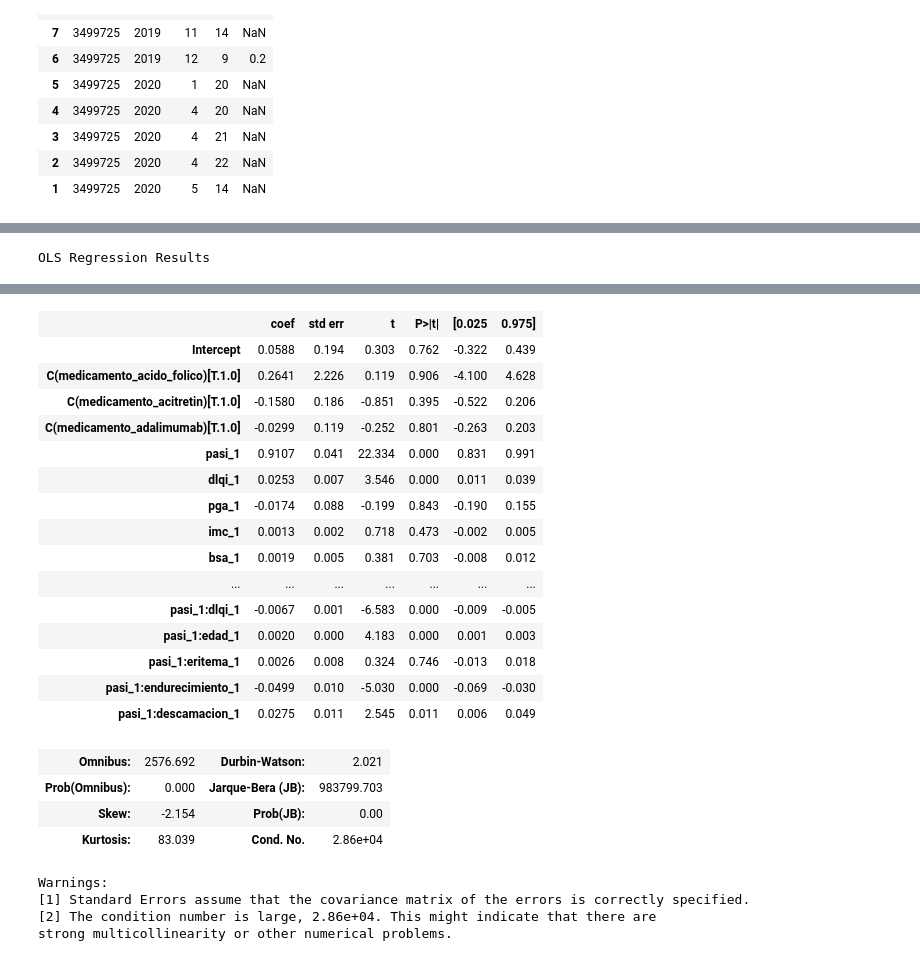
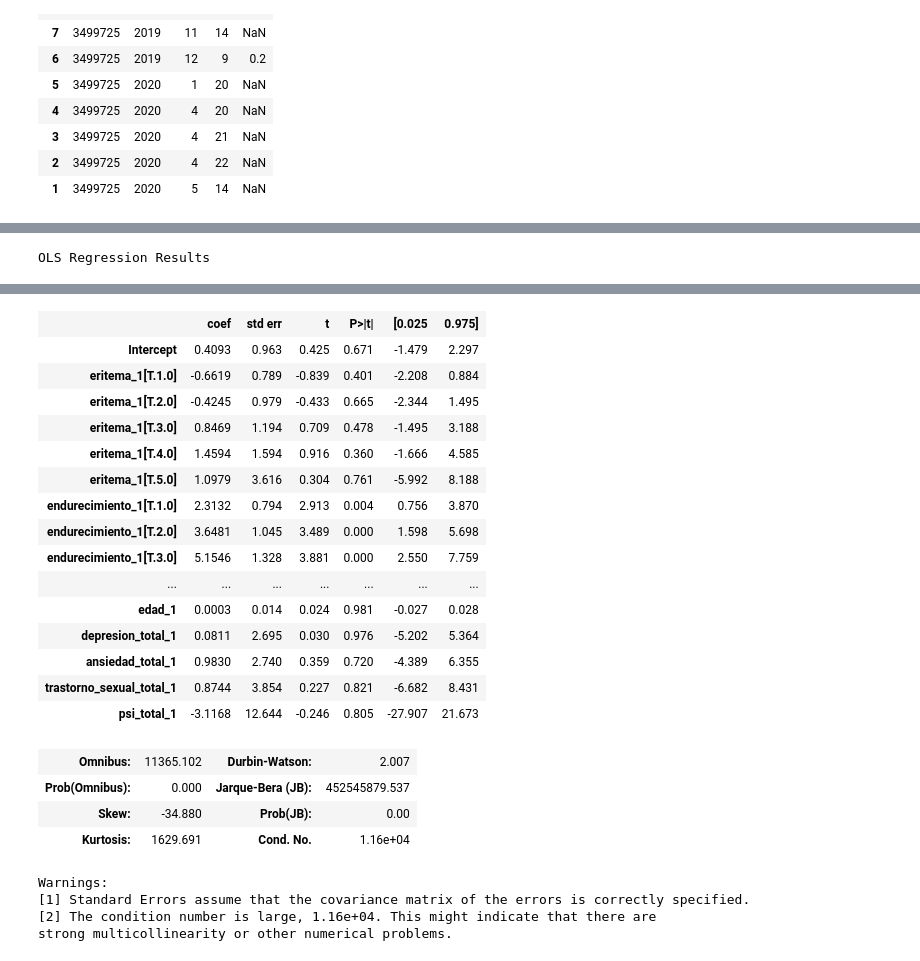
Before and after one commit to mavalderrama/helpharma, a Jupyter notebook: notebooks/analisis_JPDP.ipynb, the cells around one changed output, grey strips where cells are left out. Drawn from its saved outputs; the diff is of its cells as text; code cells hidden in the pictures.

```diff
--- a/notebooks/analisis_JPDP.ipynb
+++ b/notebooks/analisis_JPDP.ipynb
@@ -95,7 +109,7 @@ varsY = ["pasi"]
 # %% [markdown]
 df2 tiene solamente los datos de las columnas seleccionadas
 # %%
-sel = ["id","ano","mes","dia"]
+sel = ["id","ano","mes","dia","sexo_paciente"]
 for v in varsX:
     sel.append(v)
     print(v)
@@ -148,12 +162,20 @@ terapia sistemica de primera linea -> tratamiento activo
 - df4 tiene a df3_0 y df3_1 así como la estimación de cambio de pasi
 # %%
 df2.sort_values(by=["ano","mes","dia"],inplace = True)
+
 df3_0 = df2[df2["id"]==ids[0]].reset_index().fillna( method ='ffill')
+
 df3_1 = df3_0.shift(periods=1)
+
 for id in ids[1:]:
     df2_id = df2[df2["id"]==id].reset_index().fillna( method ='ffill')
-    df3_0 = df3_0.append(df2_id, ignore_index=True)
-    df3_1 = df3_1.append(df2_id.shift(periods=1), ignore_index=True)
+    df3_0 = pd.concat([df3_0, df2_id],
+                      axis=0, join='outer', ignore_index=False)
+    df3_1 = pd.concat([df3_1, df2_id.shift(periods=1)],
+                      axis=0, join='outer', ignore_index=False)
+
+    #df3_0 = df3_0.append(df2_id, ignore_index=True)
+    #df3_1 = df3_1.append(df2_id.shift(periods=1), ignore_index=True)
 df3_0.drop('index', axis=1, inplace=True)
 df3_1.drop('index', axis=1, inplace=True)
 
@@ -162,8 +184,6 @@ for c in cols:
 df3_1.columns
 df3_1.drop('id_1', axis=1, inplace=True)
 df3_1.drop('sexo_paciente_1', axis=1, inplace=True)
-df4 = pd.concat([df3_0, df3_1], axis=1)
-df4["dpasi"] = df4["pasi"]-df4["pasi_1"]
 # %% [output]
 A value is trying to be set on a copy of a slice from a DataFrame
 
@@ -181,0 +204,9 @@ sns.clustermap(df4[["dpasi","pasi","dlqi","pga","imc","bsa","edad","eritema","en
+# %%
+df4 = pd.concat([df3_0, df3_1], axis=1)
+
+df4["fecha_dec"] =   df4["ano"]   + (1/12)*df4["mes"]   + (1/365)*df4["dia"]
+df4["fecha_dec_1"] = df4["ano_1"] + (1/12)*df4["mes_1"] + (1/365)*df4["dia_1"]
+df4["meses_desde_consulta"] = 12*(df4["fecha_dec"] - df4["fecha_dec_1"])
+
+df4["dpasi"] = df4["pasi"] - df4["pasi_1"]
+df4["dpasi_mes"] = df4["dpasi"] / df4["meses_desde_consulta"]
@@ -243,12 +378,14 @@ Name: dpasi, dtype: float64
 # %%
-dpasi_f0 = ('pasi ~ pasi_1 + dlqi_1 + pga_1 + imc_1 + bsa_1 + edad_1 + '
+dpasi_f0 = ('dpasi_mes ~ pasi_1 + imc_1 + bsa_1 + dlqi_1 + pga_1 + edad_1 + '
+            'depresion_total_1 + ansiedad_total_1 + trastorno_sexual_total_1 + psi_total_1 + '
             'eritema_1 + endurecimiento_1 + descamacion_1 + '
-            'depresion_total_1 + ansiedad_total_1 + trastorno_sexual_total_1 + psi_total_1 + '
-            'pasi_1*dlqi_1 + pasi_1*edad_1 + pasi_1*eritema_1 + pasi_1*endurecimiento_1 + pasi_1*descamacion_1 + '
-            'C(medicamento_acido_folico) + C(medicamento_acido_retinoico) + '
-            'C(medicamento_acitretin) + C(medicamento_adalimumab) + C(medicamento_alquitran_de_hulla) '
-            )
-
+            'medicamento_adalimumab + medicamento_certolizumab + medicamento_etanercept + '
+            'medicamento_golimumab + medicamento_guselkumab + medicamento_infliximab + '
+            'medicamento_ixekinumab + medicamento_secukinumab  + medicamento_ustekinumab + '
+            'medicamento_adalimumab*pasi_1 + medicamento_certolizumab*pasi_1 + medicamento_etanercept*pasi_1 + '
+            'medicamento_golimumab*pasi_1 + medicamento_guselkumab*pasi_1 + medicamento_infliximab*pasi_1 + '
+            'medicamento_ixekinumab*pasi_1 + medicamento_secukinumab*pasi_1  + medicamento_ustekinumab*pasi_1'
+           )
 model_f0 = smf.ols(formula = dpasi_f0, data = df4.dropna()).fit()
 model_f0.summary()
 # %% [output]
@@ -264,25 +401,25 @@ OLS Regression Results
 | Covariance Type: | nonrobust |  |  |
 |  | coef | std err | t | P>|t| | [0.025 | 0.975] |
-| Intercept | 0.0588 | 0.194 | 0.303 | 0.762 | -0.322 | 0.439 |
-| C(medicamento_acido_folico)[T.1.0] | 0.2641 | 2.226 | 0.119 | 0.906 | -4.100 | 4.628 |
-| C(medicamento_acitretin)[T.1.0] | -0.1580 | 0.186 | -0.851 | 0.395 | -0.522 | 0.206 |
-| C(medicamento_adalimumab)[T.1.0] | -0.0299 | 0.119 | -0.252 | 0.801 | -0.263 | 0.203 |
-| pasi_1 | 0.9107 | 0.041 | 22.334 | 0.000 | 0.831 | 0.991 |
-| dlqi_1 | 0.0253 | 0.007 | 3.546 | 0.000 | 0.011 | 0.039 |
-| pga_1 | -0.0174 | 0.088 | -0.199 | 0.843 | -0.190 | 0.155 |
-| imc_1 | 0.0013 | 0.002 | 0.718 | 0.473 | -0.002 | 0.005 |
-| bsa_1 | 0.0019 | 0.005 | 0.381 | 0.703 | -0.008 | 0.012 |
+| Intercept | 0.4093 | 0.963 | 0.425 | 0.671 | -1.479 | 2.297 |
+| eritema_1[T.1.0] | -0.6619 | 0.789 | -0.839 | 0.401 | -2.208 | 0.884 |
+| eritema_1[T.2.0] | -0.4245 | 0.979 | -0.433 | 0.665 | -2.344 | 1.495 |
+| eritema_1[T.3.0] | 0.8469 | 1.194 | 0.709 | 0.478 | -1.495 | 3.188 |
+| eritema_1[T.4.0] | 1.4594 | 1.594 | 0.916 | 0.360 | -1.666 | 4.585 |
+| eritema_1[T.5.0] | 1.0979 | 3.616 | 0.304 | 0.761 | -5.992 | 8.188 |
+| endurecimiento_1[T.1.0] | 2.3132 | 0.794 | 2.913 | 0.004 | 0.756 | 3.870 |
+| endurecimiento_1[T.2.0] | 3.6481 | 1.045 | 3.489 | 0.000 | 1.598 | 5.698 |
+| endurecimiento_1[T.3.0] | 5.1546 | 1.328 | 3.881 | 0.000 | 2.550 | 7.759 |
 | ... | ... | ... | ... | ... | ... | ... |
-| pasi_1:dlqi_1 | -0.0067 | 0.001 | -6.583 | 0.000 | -0.009 | -0.005 |
-| pasi_1:edad_1 | 0.0020 | 0.000 | 4.183 | 0.000 | 0.001 | 0.003 |
-| pasi_1:eritema_1 | 0.0026 | 0.008 | 0.324 | 0.746 | -0.013 | 0.018 |
-| pasi_1:endurecimiento_1 | -0.0499 | 0.010 | -5.030 | 0.000 | -0.069 | -0.030 |
-| pasi_1:descamacion_1 | 0.0275 | 0.011 | 2.545 | 0.011 | 0.006 | 0.049 |
+| edad_1 | 0.0003 | 0.014 | 0.024 | 0.981 | -0.027 | 0.028 |
+| depresion_total_1 | 0.0811 | 2.695 | 0.030 | 0.976 | -5.202 | 5.364 |
+| ansiedad_total_1 | 0.9830 | 2.740 | 0.359 | 0.720 | -4.389 | 6.355 |
+| trastorno_sexual_total_1 | 0.8744 | 3.854 | 0.227 | 0.821 | -6.682 | 8.431 |
+| psi_total_1 | -3.1168 | 12.644 | -0.246 | 0.805 | -27.907 | 21.673 |
-| Omnibus: | 2576.692 | Durbin-Watson: | 2.021 |
-| Prob(Omnibus): | 0.000 | Jarque-Bera (JB): | 983799.703 |
-| Skew: | -2.154 | Prob(JB): | 0.00 |
-| Kurtosis: | 83.039 | Cond. No. | 2.86e+04 |
+| Omnibus: | 11365.102 | Durbin-Watson: | 2.007 |
+| Prob(Omnibus): | 0.000 | Jarque-Bera (JB): | 452545879.537 |
+| Skew: | -34.880 | Prob(JB): | 0.00 |
+| Kurtosis: | 1629.691 | Cond. No. | 1.16e+04 |
 Warnings:
 [1] Standard Errors assume that the covariance matrix of the errors is correctly specified.
-[2] The condition number is large, 2.86e+04. This might indicate that there are
+[2] The condition number is large, 1.16e+04. This might indicate that there are
 strong multicollinearity or other numerical problems.
```
Also changed, not shown: parts of 31 cells of this notebook.
